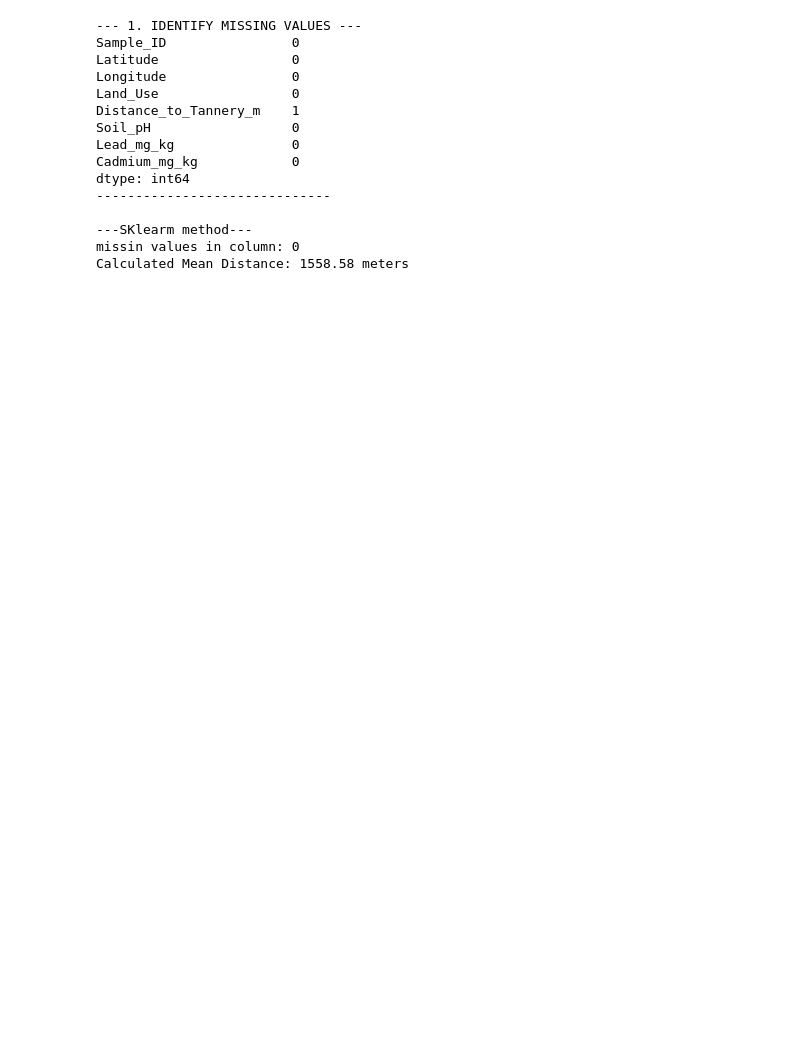
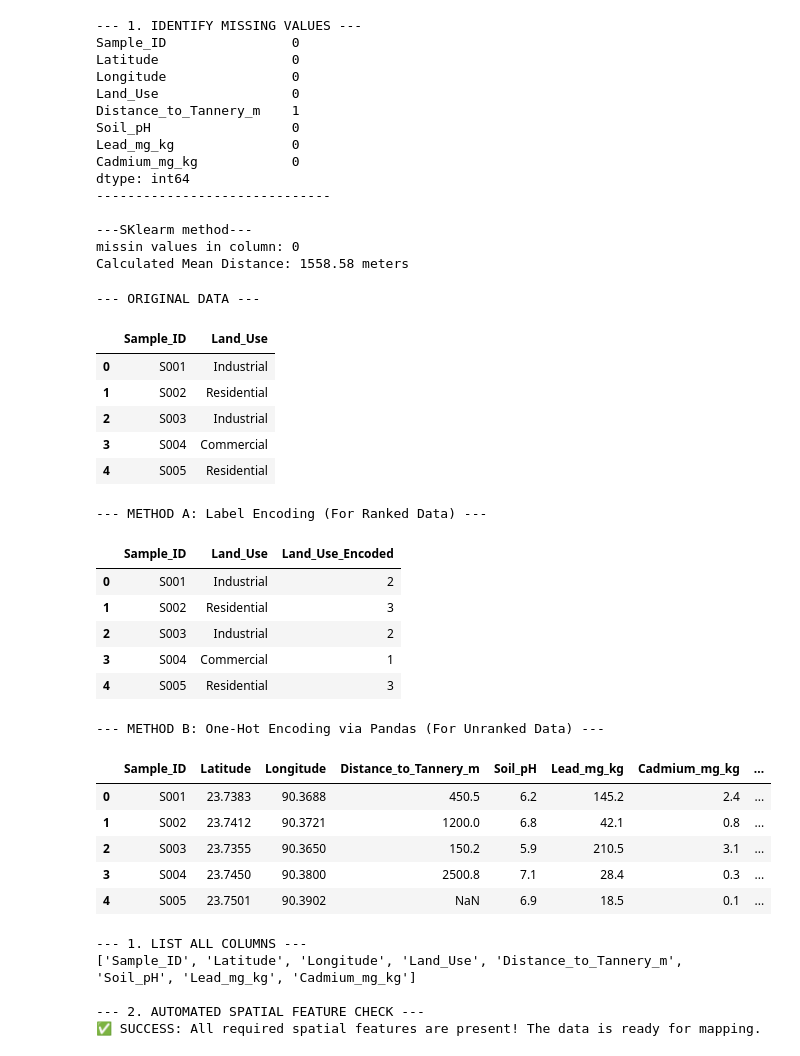
Before and after one commit to kalxdoc/Research_pac1, a Jupyter notebook: RE1.ipynb, the cells around one changed output. Saved outputs shown, nothing was run; the diff lists cells and outputs as text; code cells hidden in the pictures; blank space fills up the shorter version.

```diff
--- a/RE1.ipynb
+++ b/RE1.ipynb
@@ -160,3 +160,66 @@ dtype: int64
 ---SKlearm method---
 missin values in column: 0
 Calculated Mean Distance: 1558.58 meters
+# %%
+#Convert any categorical text data (like "Industrial Area" or "Residential Area") into numbers using LabelEncoder or OneHotEncoder
+import pandas as pd
+from sklearn.preprocessing import LabelEncoder,OneHotEncoder
+df=pd.read_csv("/content/dhaka_soil_data.csv")
+print("--- ORIGINAL DATA ---")
+display(df[['Sample_ID', 'Land_Use']].head())
+print("\n--- METHOD A: Label Encoding (For Ranked Data) ---")
+# 1. Initialize the encoder
+label_enc = LabelEncoder()
+
+# 2. Fit and transform the column
+df_label = df.copy()
+df_label['Land_Use_Encoded'] = label_enc.fit_transform(df_label['Land_Use'])
+display(df_label[['Sample_ID', 'Land_Use', 'Land_Use_Encoded']].head())
+print("\n--- METHOD B: One-Hot Encoding via Pandas (For Unranked Data) ---")
+# Pandas has a built-in function called 'get_dummies' which is the easiest
+# way for beginners to do One-Hot Encoding.
+df_onehot = pd.get_dummies(df, columns=['Land_Use'], dtype=int)
+
+# Notice how the original 'Land_Use' column is gone, replaced by new binary columns!
+display(df_onehot.head())
+# %% [output]
+--- ORIGINAL DATA ---
+|  | Sample_ID | Land_Use |
+| 0 | S001 | Industrial |
+| 1 | S002 | Residential |
+| 2 | S003 | Industrial |
+| 3 | S004 | Commercial |
+| 4 | S005 | Residential |
+--- METHOD A: Label Encoding (For Ranked Data) ---
+|  | Sample_ID | Land_Use | Land_Use_Encoded |
+| 0 | S001 | Industrial | 2 |
+| 1 | S002 | Residential | 3 |
+| 2 | S003 | Industrial | 2 |
+| 3 | S004 | Commercial | 1 |
+| 4 | S005 | Residential | 3 |
+--- METHOD B: One-Hot Encoding via Pandas (For Unranked Data) ---
+|  | Sample_ID | Latitude | Longitude | Distance_to_Tannery_m | Soil_pH | Lead_mg_kg | Cadmium_mg_kg | ... |
+| 0 | S001 | 23.7383 | 90.3688 | 450.5 | 6.2 | 145.2 | 2.4 | ... |
+| 1 | S002 | 23.7412 | 90.3721 | 1200.0 | 6.8 | 42.1 | 0.8 | ... |
+| 2 | S003 | 23.7355 | 90.3650 | 150.2 | 5.9 | 210.5 | 3.1 | ... |
+| 3 | S004 | 23.7450 | 90.3800 | 2500.8 | 7.1 | 28.4 | 0.3 | ... |
+| 4 | S005 | 23.7501 | 90.3902 | NaN | 6.9 | 18.5 | 0.1 | ... |
+# %%
+import pandas as pd
+from sklearn.preprocessing import LabelEncoder,OneHotEncoder
+df=pd.read_csv("/content/dhaka_soil_data.csv")
+print("--- 1. LIST ALL COLUMNS ---")
+print(df.columns.tolist())
+print("\n--- 2. AUTOMATED SPATIAL FEATURE CHECK ---")
+required_spatial_features = ['Latitude', 'Longitude', 'Distance_to_Tannery_m']
+missing_features = [col for col in required_spatial_features if col not in df.columns]
+if not missing_features:
+    print("✅ SUCCESS: All required spatial features are present! The data is ready for mapping.")
+else:
+    print(f"❌ WARNING: Alert your team! You are missing these columns: {missing_features}")
+# %% [output]
+--- 1. LIST ALL COLUMNS ---
+['Sample_ID', 'Latitude', 'Longitude', 'Land_Use', 'Distance_to_Tannery_m', 'Soil_pH', 'Lead_mg_kg', 'Cadmium_mg_kg']
+
+--- 2. AUTOMATED SPATIAL FEATURE CHECK ---
+✅ SUCCESS: All required spatial features are present! The data is ready for mapping.
```
Also changed, not shown: parts of 2 cells of this notebook.
